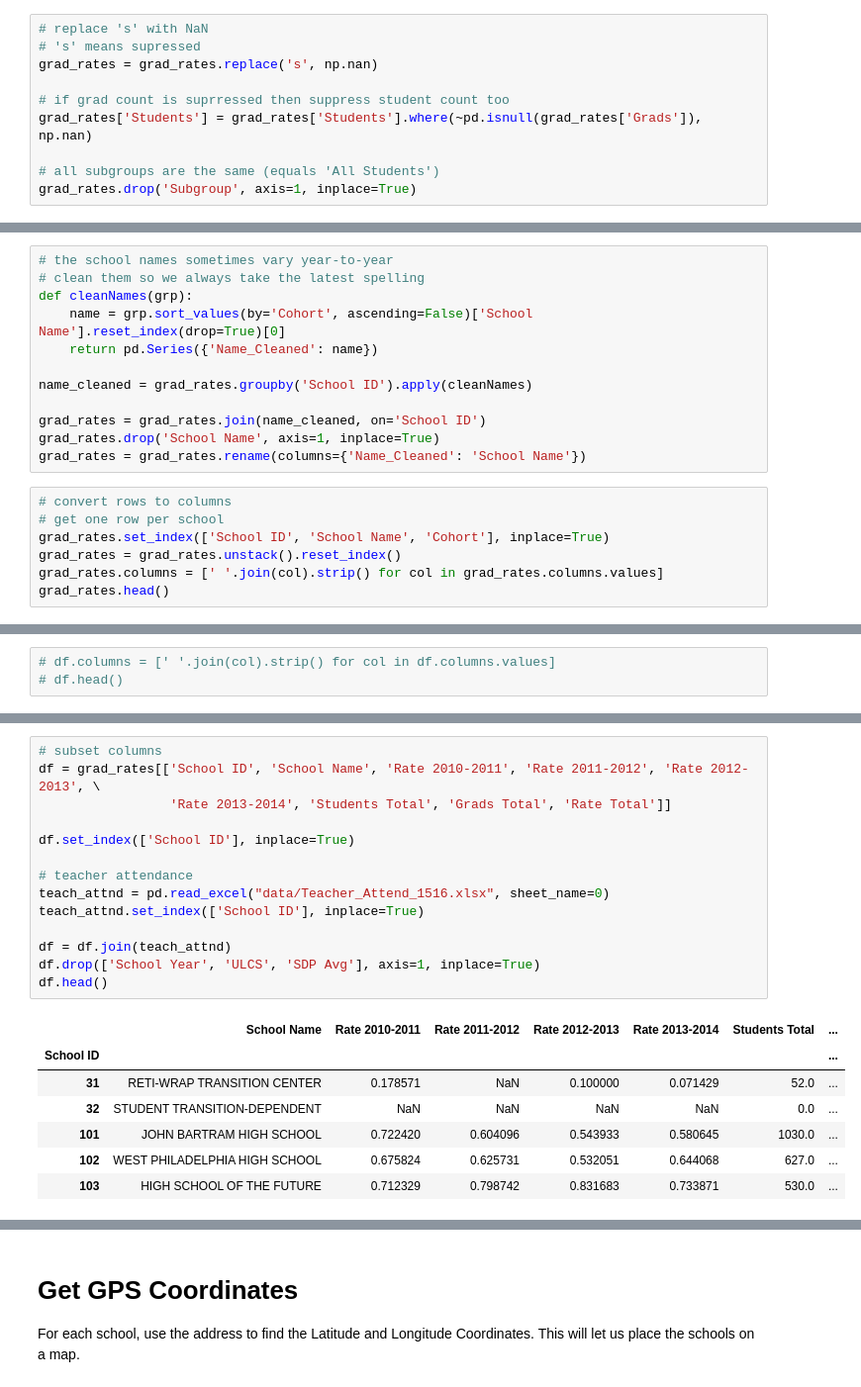
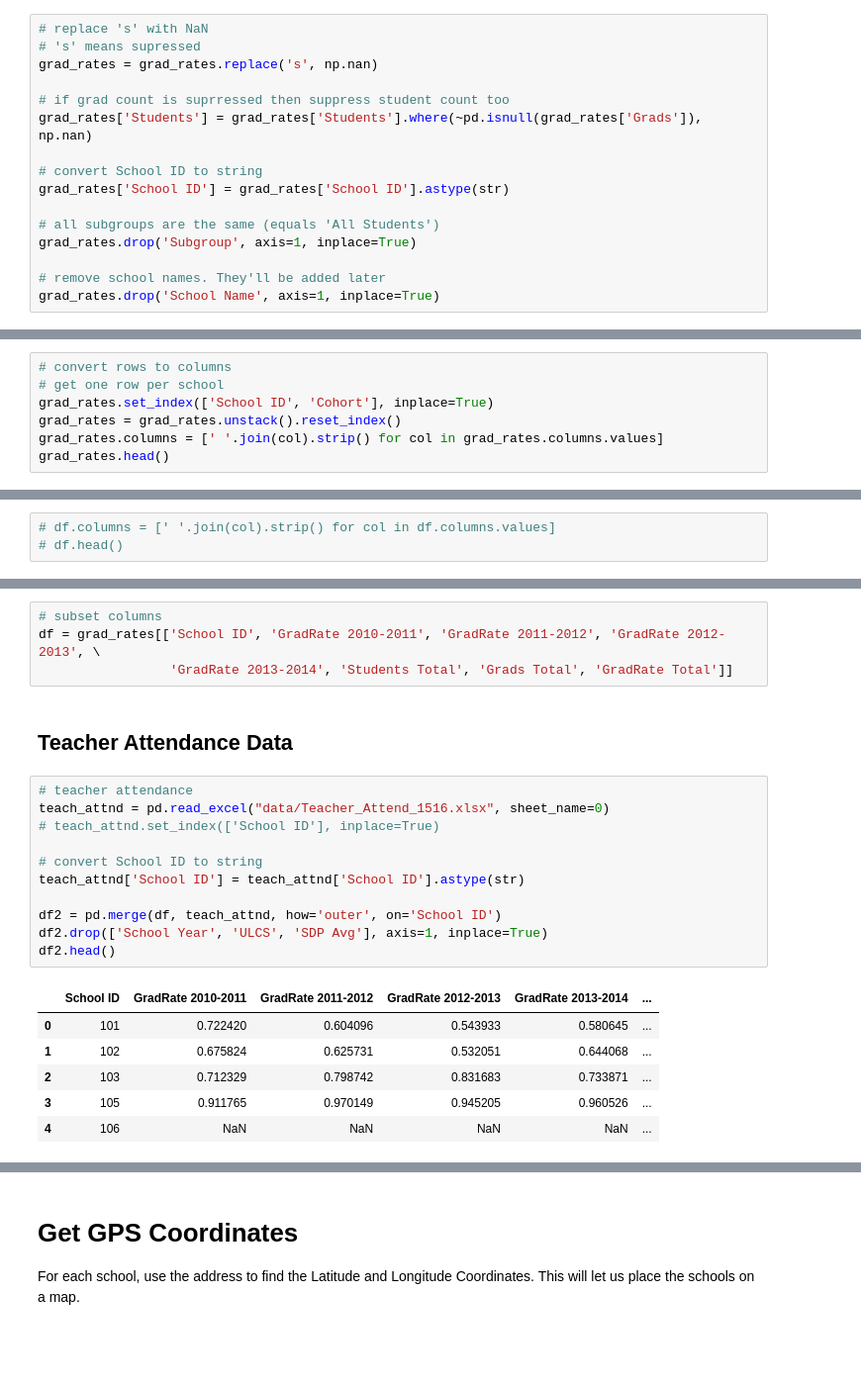
Before and after one commit to benattix/philly-schools, a Jupyter notebook: merge_data.ipynb, the cells around one changed output, grey strips where cells are left out. Shown at 99% size. Saved outputs shown, nothing was run; the diff lists cells and outputs as text; blank space fills up the shorter version.

Commit message:
Added new data. Updated dashboard

```diff
--- a/merge_data.ipynb
+++ b/merge_data.ipynb
@@ -38,8 +41,14 @@ grad_rates = grad_rates.replace('s', np.nan)
 # if grad count is suprressed then suppress student count too
 grad_rates['Students'] = grad_rates['Students'].where(~pd.isnull(grad_rates['Grads']), np.nan)
 
+# convert School ID to string
+grad_rates['School ID'] = grad_rates['School ID'].astype(str)
+
 # all subgroups are the same (equals 'All Students')
 grad_rates.drop('Subgroup', axis=1, inplace=True)
+
+# remove school names. They'll be added later
+grad_rates.drop('School Name', axis=1, inplace=True)
 # %%
 grad_rates.head()
 # %% [output]
@@ -52,19 +61,7 @@ grad_rates.head()
-# %%
-# the school names sometimes vary year-to-year
-# clean them so we always take the latest spelling
-def cleanNames(grp):
-    name = grp.sort_values(by='Cohort', ascending=False)['School Name'].reset_index(drop=True)[0]
-    return pd.Series({'Name_Cleaned': name})
-
-name_cleaned = grad_rates.groupby('School ID').apply(cleanNames)
-
-grad_rates = grad_rates.join(name_cleaned, on='School ID')
-grad_rates.drop('School Name', axis=1, inplace=True)
-grad_rates = grad_rates.rename(columns={'Name_Cleaned': 'School Name'})
 # %%
 # convert rows to columns
 # get one row per school
-grad_rates.set_index(['School ID', 'School Name', 'Cohort'], inplace=True)
+grad_rates.set_index(['School ID', 'Cohort'], inplace=True)
 grad_rates = grad_rates.unstack().reset_index()
 grad_rates.columns = [' '.join(col).strip() for col in grad_rates.columns.values]
 grad_rates.head()
@@ -99,22 +96,24 @@ grad_rates.head()
+# %%
+# subset columns
+df = grad_rates[['School ID', 'GradRate 2010-2011', 'GradRate 2011-2012', 'GradRate 2012-2013', \
+                 'GradRate 2013-2014', 'Students Total', 'Grads Total', 'GradRate Total']]
+# %% [markdown]
+## Teacher Attendance Data
 # %%
-# subset columns
-df = grad_rates[['School ID', 'School Name', 'Rate 2010-2011', 'Rate 2011-2012', 'Rate 2012-2013', \
-                 'Rate 2013-2014', 'Students Total', 'Grads Total', 'Rate Total']]
-
-df.set_index(['School ID'], inplace=True)
-
 # teacher attendance
 teach_attnd = pd.read_excel("data/Teacher_Attend_1516.xlsx", sheet_name=0)
-teach_attnd.set_index(['School ID'], inplace=True)
+# teach_attnd.set_index(['School ID'], inplace=True)
 
-df = df.join(teach_attnd)
-df.drop(['School Year', 'ULCS', 'SDP Avg'], axis=1, inplace=True)
-df.head()
+# convert School ID to string
+teach_attnd['School ID'] = teach_attnd['School ID'].astype(str)
+
+df2 = pd.merge(df, teach_attnd, how='outer', on='School ID')
+df2.drop(['School Year', 'ULCS', 'SDP Avg'], axis=1, inplace=True)
+df2.head()
 # %% [output]
-|  | School Name | Rate 2010-2011 | Rate 2011-2012 | Rate 2012-2013 | Rate 2013-2014 | Students Total | ... |
-| School ID |  |  |  |  |  |  | ... |
-| 31 | RETI-WRAP TRANSITION CENTER | 0.178571 | NaN | 0.100000 | 0.071429 | 52.0 | ... |
-| 32 | STUDENT TRANSITION-DEPENDENT | NaN | NaN | NaN | NaN | 0.0 | ... |
-| 101 | JOHN BARTRAM HIGH SCHOOL | 0.722420 | 0.604096 | 0.543933 | 0.580645 | 1030.0 | ... |
-| 102 | WEST PHILADELPHIA HIGH SCHOOL | 0.675824 | 0.625731 | 0.532051 | 0.644068 | 627.0 | ... |
-| 103 | HIGH SCHOOL OF THE FUTURE | 0.712329 | 0.798742 | 0.831683 | 0.733871 | 530.0 | ... |
+|  | School ID | GradRate 2010-2011 | GradRate 2011-2012 | GradRate 2012-2013 | GradRate 2013-2014 | ... |
+| 0 | 101 | 0.722420 | 0.604096 | 0.543933 | 0.580645 | ... |
+| 1 | 102 | 0.675824 | 0.625731 | 0.532051 | 0.644068 | ... |
+| 2 | 103 | 0.712329 | 0.798742 | 0.831683 | 0.733871 | ... |
+| 3 | 105 | 0.911765 | 0.970149 | 0.945205 | 0.960526 | ... |
+| 4 | 106 | NaN | NaN | NaN | NaN | ... |
```
Also changed, not shown: parts of 21 cells of this notebook, 4 other files.
